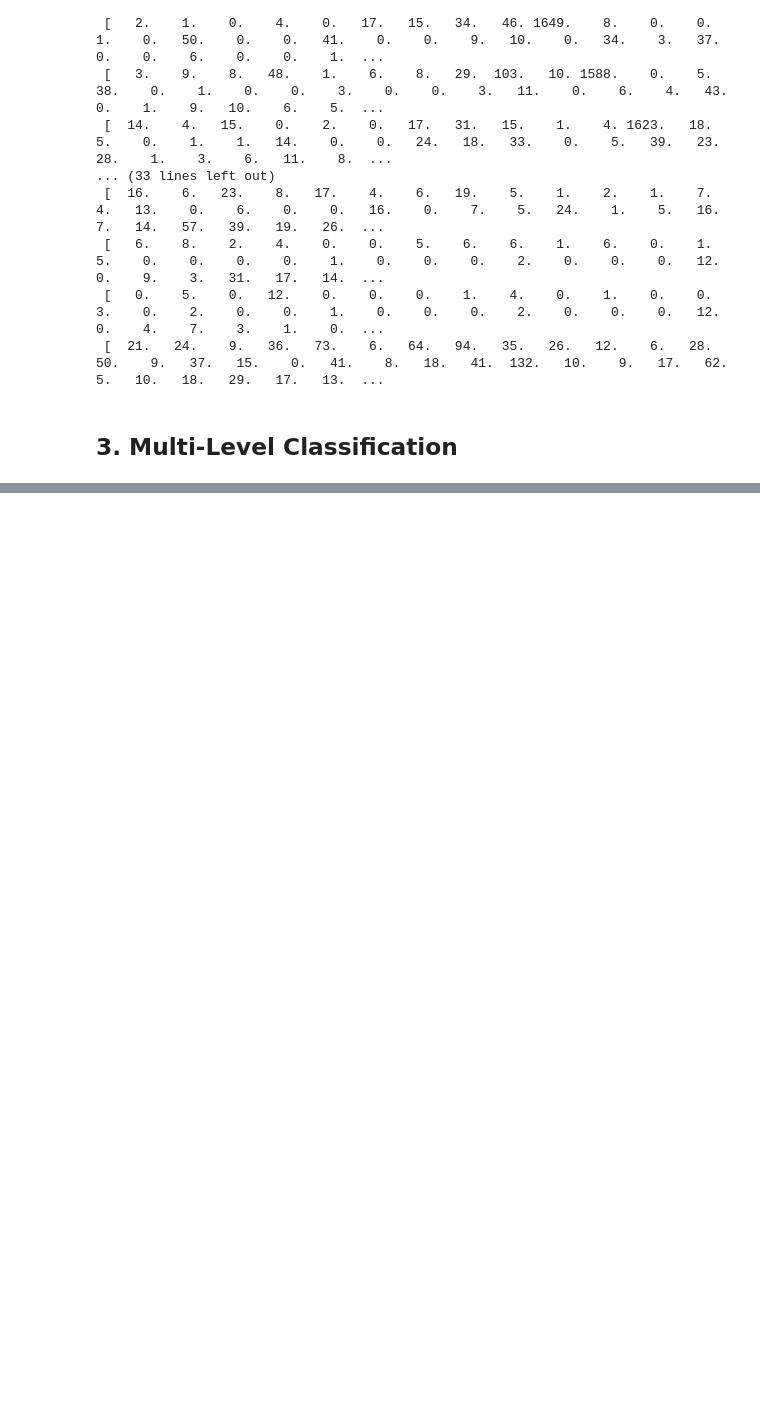
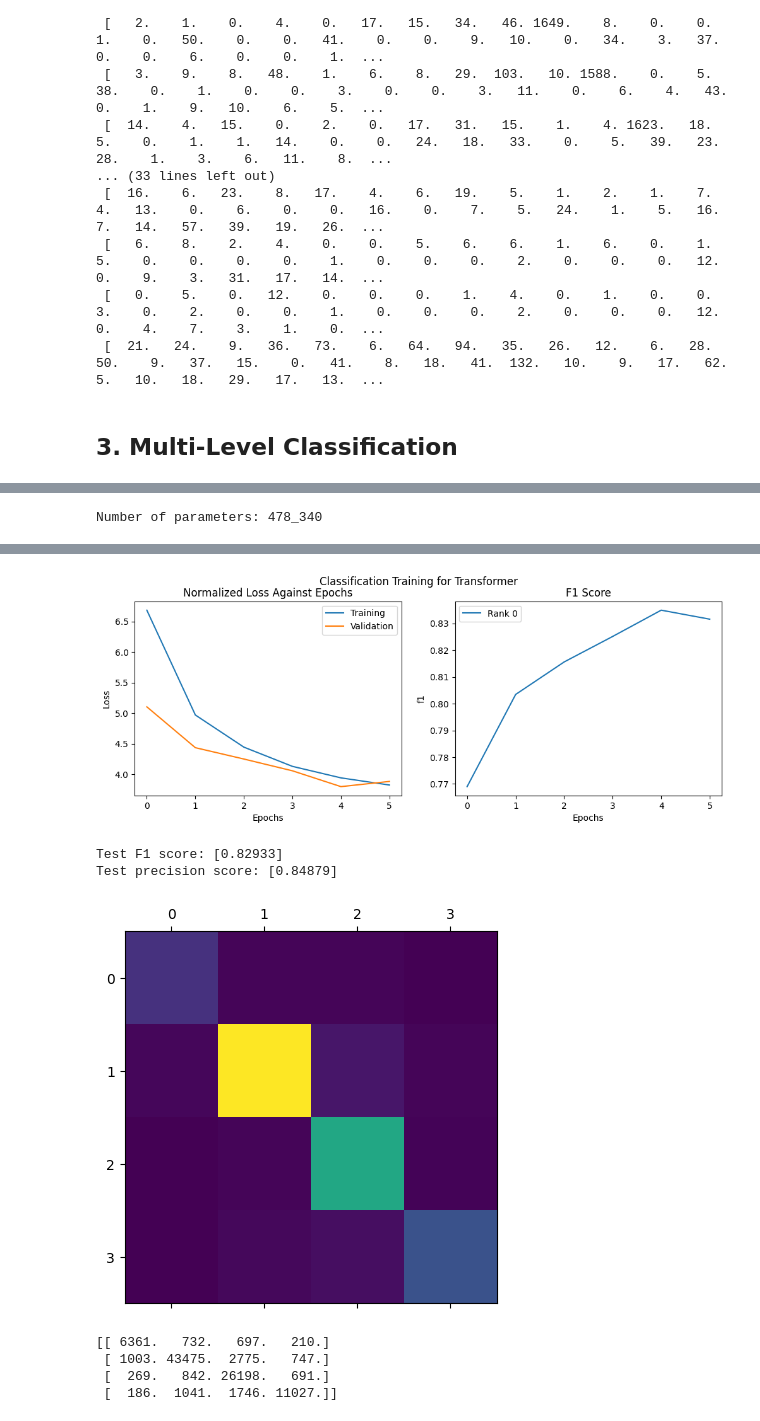
Before and after one commit to Vincent-Therrien/stelaro, a Jupyter notebook: demonstrations/data_processing.ipynb, the cells around one changed output, grey strips where cells are left out. Saved outputs shown, nothing was run; the diff lists cells and outputs as text; code cells hidden in the pictures; blank space fills up the shorter version.

```diff
--- a/demonstrations/data_processing.ipynb
+++ b/demonstrations/data_processing.ipynb
@@ -942,0 +969,63 @@ print(test_data.dataset.target_mapping)
+# %%
+from torch.optim import Adam
+import torch
+from torch import nn
+
+class T2Tokens(nn.Module):
+    def __init__(self, N: int, M: int,
+                 embed_dim: int = 128,
+                 vocab_size: int = 256,
+                 nhead: int = 2,
+                 num_layers: int = 2,
+                 dropout: float = 0.0
+                 ):
+        super().__init__()
+        self.vocab_size = vocab_size
+        self.max_seq_len = N
+        self.embed_dim = embed_dim
+        self.token_embedding = nn.Embedding(vocab_size, embed_dim)
+        self.position_embedding = nn.Embedding(N + 1, embed_dim)
+        self.cls_token = nn.Parameter(torch.zeros(1, 1, embed_dim))
+        nn.init.normal_(self.cls_token, mean=0.0, std=0.02)
+        encoder_layer = nn.TransformerEncoderLayer(
+            d_model=embed_dim,
+            nhead=nhead,
+            dim_feedforward=embed_dim * 4,
+            dropout=dropout,
+            activation="relu",
+            batch_first=True,  # [B, L, D]
+            norm_first=False,
+        )
+        self.transformer_encoder = nn.TransformerEncoder(
+            encoder_layer, num_layers=num_layers
+        )
+        self.pre_classifier_norm = nn.LayerNorm(embed_dim)
+        self.classifier = nn.Linear(embed_dim, M)
+
+    def forward(self, x: torch.Tensor) -> torch.Tensor:
+        B, L = x.shape
+        tok = self.token_embedding(x)  # [B, L, D]
+        cls = self.cls_token.expand(B, 1, self.embed_dim)  # [B, 1, D]
+        h = torch.cat([cls, tok], dim=1)  # [B, L+1, D]
+        pos_idx = torch.arange(L + 1, device=x.device)            # [L+1]
+        pos = self.position_embedding(pos_idx).unsqueeze(0)       # [1, L+1, D]
+        h = h + pos                                               # [B, L+1, D]
+        h = self.transformer_encoder(h, mask=None)  # [B, L+1, D]
+        cls_out = h[:, 0, :]  # [B, D]
+        cls_out = self.pre_classifier_norm(cls_out)
+        logits = self.classifier(cls_out)  # [B, M]
+        return logits
+
+
+model = benchmark(
+    feedforward.Classifier(LENGTH // 4, mapping, "cuda", T2Tokens, format.to_tetramers),
+    "Transformer",
+    max_epochs=6
+)
+matrix = models.confusion_matrix(model, test_data, "cuda", mapping)
+plt.matshow(matrix)
+plt.show()
+np.set_printoptions(precision=3, suppress=True, linewidth=500, threshold=np.inf)
+print(matrix)
+# %% [output]
+Number of parameters: 478_340
@@ -942,0 +1039,8 @@ print(test_data.dataset.target_mapping)
+[figure, added]
+Test F1 score: [0.82933]
+Test precision score: [0.84879]
+[figure, added]
+[[ 6361.   732.   697.   210.]
+ [ 1003. 43475.  2775.   747.]
+ [  269.   842. 26198.   691.]
+ [  186.  1041.  1746. 11027.]]
```
Also changed, not shown: parts of 7 cells of this notebook, 2 other files.
